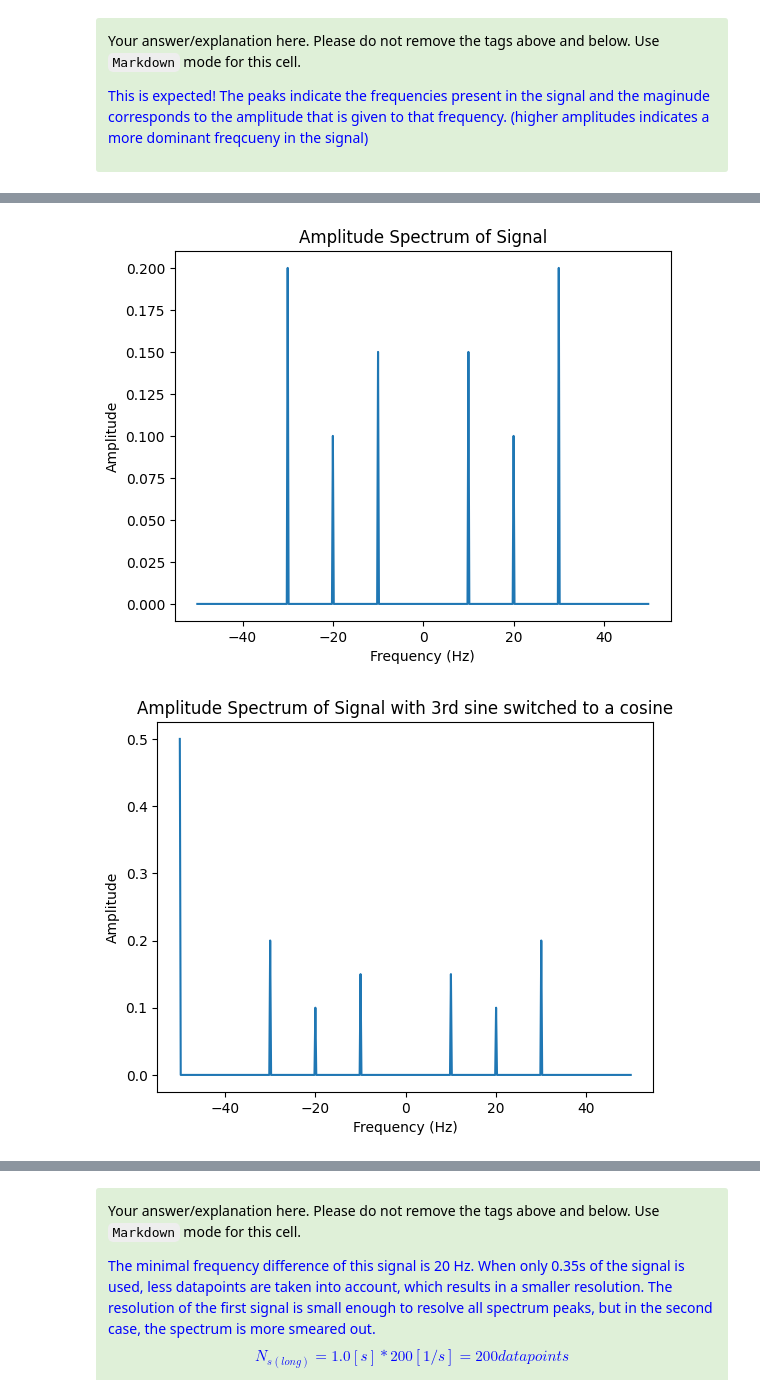
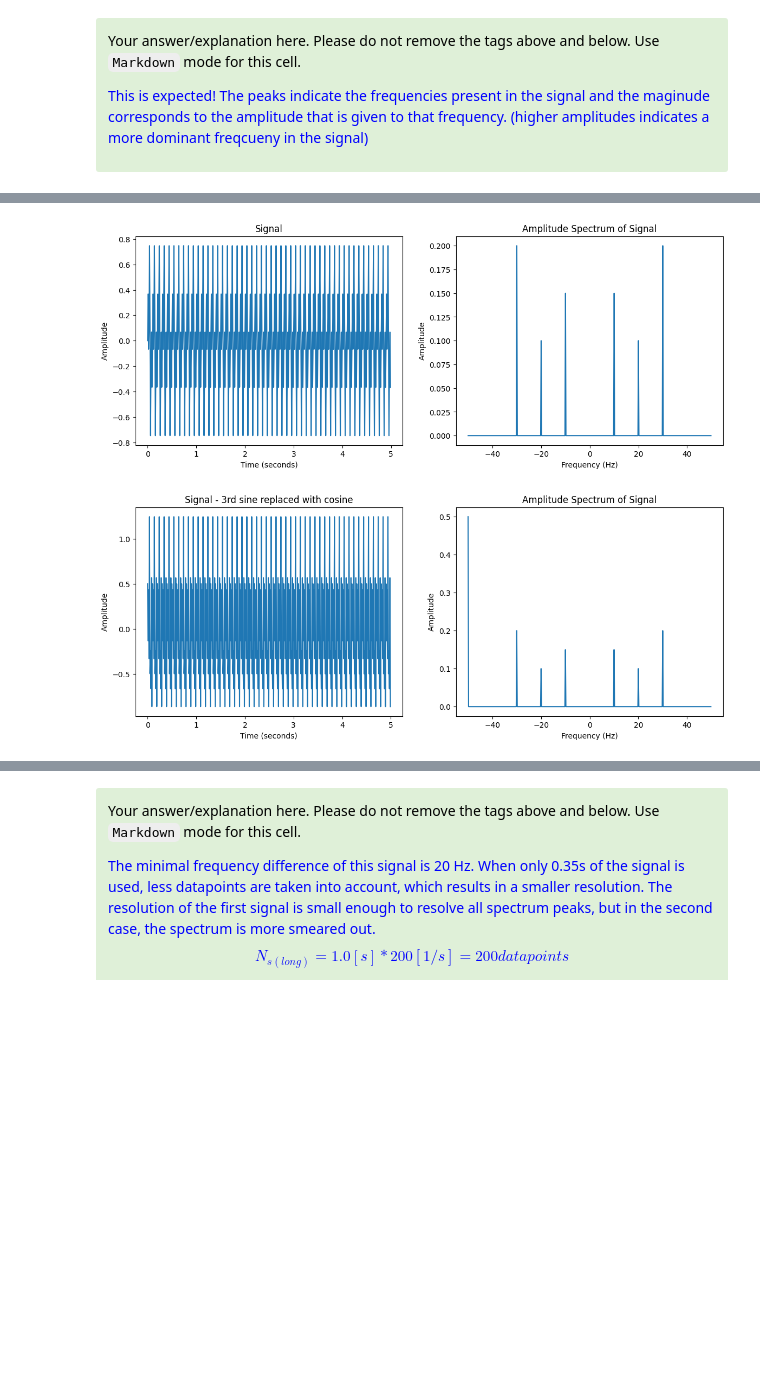
Before and after one commit to vbelpair/Ugent, a Jupyter notebook: Medical_Signal_Processing_and_Statistics/assignment_1/ex01_vincent.ipynb, the cells around one changed output, grey strips where cells are left out. Cells and saved outputs as stored; diff of their text form; code cells hidden in the pictures; blank space fills up the shorter version.

```diff
--- a/Medical_Signal_Processing_and_Statistics/assignment_1/ex01_vincent.ipynb
+++ b/Medical_Signal_Processing_and_Statistics/assignment_1/ex01_vincent.ipynb
@@ -291,44 +260,59 @@ for i in range(len(A)):
 freqs = fft.fftfreq(x.size, 1/Fs)
 X = fft.fft(x)
 
 # Shift the spectrum to make it symmetric
 X = fft.ifftshift(X)
 freqs = fft.fftshift(freqs)
 
+fig, (ax1, ax2) = plt.subplots(ncols=2, figsize=(14,5))
+
+# Plot the signal
+ax1.plot(t, x)
+ax1.set_xlabel('Time (seconds)')
+ax1.set_ylabel('Amplitude')
+ax1.set_title('Signal')
+
 # Plot the amplitude spectrum with limited frequency range
-plt.plot(freqs, np.abs(X/x.size))
-plt.xlabel('Frequency (Hz)')
-plt.ylabel('Amplitude')
-plt.title('Amplitude Spectrum of Signal')
+ax2.plot(freqs, np.abs(X/x.size))
+ax2.set_xlabel('Frequency (Hz)')
+ax2.set_ylabel('Amplitude')
+ax2.set_title('Amplitude Spectrum of Signal')
 plt.show()
 
 # signal with cosine
 x = np.zeros_like(t)
 for i in range(len(A)):
     if i == 2:
         x += A[i] * np.cos(2 * np.pi * F[i] * t)
     else:
         x += A[i] * np.sin(2 * np.pi * F[i] * t)
 
 
 # Compute DFT of signal
 freqs = fft.fftfreq(x.size, 1/Fs)
 X = fft.fft(x)
 
 # Shift the spectrum to make it symmetric
 X = fft.ifftshift(X)
 freqs = fft.fftshift(freqs)
 
+fig, (ax1, ax2) = plt.subplots(ncols=2, figsize=(14,5))
+
+# Plot the signal
+ax1.plot(t, x)
+ax1.set_xlabel('Time (seconds)')
+ax1.set_ylabel('Amplitude')
+ax1.set_title('Signal - 3rd sine replaced with cosine')
+
 # Plot the amplitude spectrum with limited frequency range
-plt.plot(freqs, np.abs(X/x.size))
-plt.xlim(-60,60)
-plt.xlabel('Frequency (Hz)')
-plt.ylabel('Amplitude')
-plt.title('Amplitude Spectrum of Signal with 3rd sine switched to a cosine')
+ax2.plot(freqs, np.abs(X/x.size))
+ax2.set_xlabel('Frequency (Hz)')
+ax2.set_ylabel('Amplitude')
+ax2.set_title('Amplitude Spectrum of Signal')
 plt.show()
 # %% [output]
-[figure, old version]
+[figure, new version]
-[figure, old version]
+[figure, new version]
 # %% [markdown]
 <div class="alert alert-success">
 <span style="color:black">
```
Also changed, not shown: parts of 20 cells of this notebook, 1 other file.
